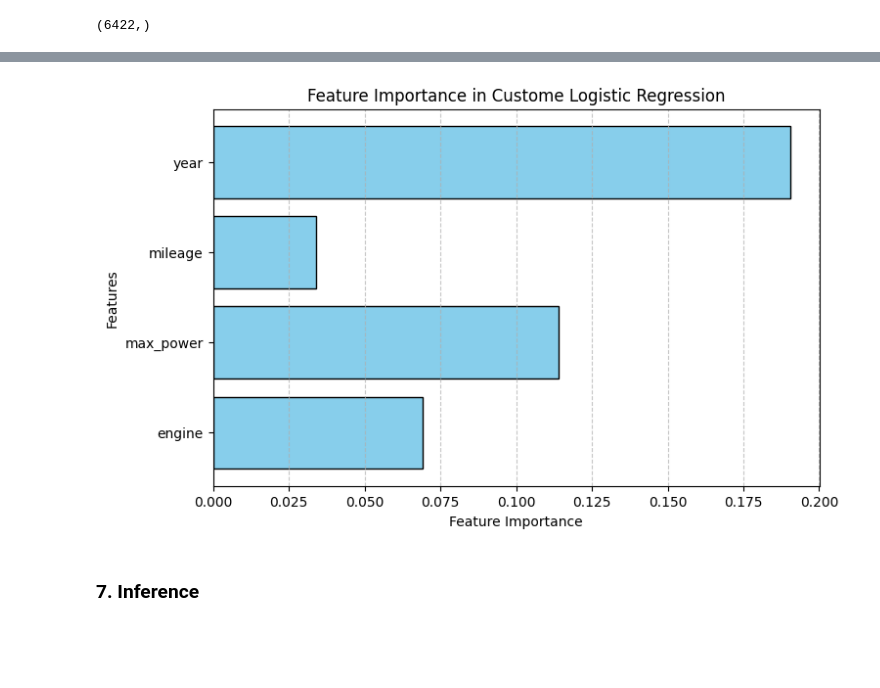
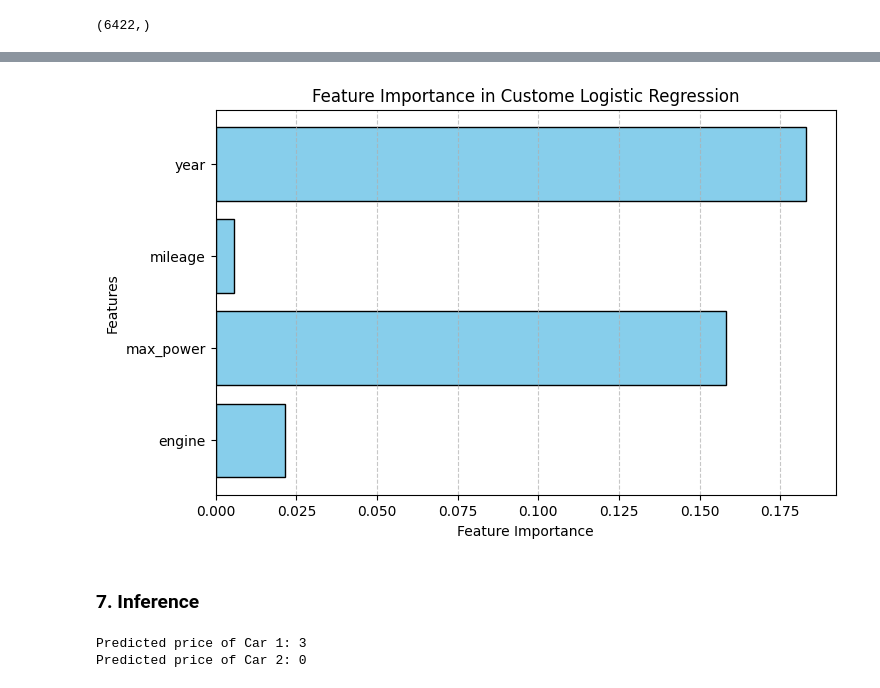
Before and after one commit to Shreeyukta/a3-car-price-prediction, a Jupyter notebook: code/carprice.ipynb, the cells around one changed output, grey strips where cells are left out. Drawn from its saved outputs; the diff is of its cells as text; code cells hidden in the pictures; blank space fills up the shorter version.

```diff
--- a/code/carprice.ipynb
+++ b/code/carprice.ipynb
@@ -566,8 +566,8 @@ os.environ["MLFLOW_TRACKING_PASSWORD"] = "password"
 # # In the dockerized way, the user who runs this code will be `root`.
 # # The MLflow will also log the run user_id as `root`.
 # # To change that, we need to set this environ["LOGNAME"] to your name.
-os.environ["LOGNAME"] = "st125168"
+os.environ["LOGNAME"] = "st125168-a3"
 # mlflow.create_experiment(name="car-price-125168")  #create if you haven't create
-mlflow.set_experiment(experiment_name="st125168-a3")
+mlflow.set_experiment(experiment_name="st125168--a3")
 # %% [output]
 2.20.1
@@ -888,9 +881,7 @@ weighted avg       0.53      0.51      0.41      1606
 from itertools import product
 from mlflow.models import infer_signature
 
-
-# Define search space
-methods = ["sto"]
+methods = ["batch", "minibatch", "sto"]
 alphas = [0.01, 0.001, 0.0001]
 lambdas = [0.0, 0.001, 0.01, 0.1, 1.0]
 penalties = ["ridge", "none"]
@@ -920,19 +911,15 @@ for method, alpha, l, p in product(methods, alphas, lambdas, penalties):
             acc = model.accuracy_score(y_test, y_pred)
             macro_f1 = model.macro_f1_score(y_test, y_pred)
 
-            # Log parameters and metrics
             mlflow.log_params({"method": method, "alpha": alpha, "lambda": l})
             mlflow.log_metrics({"accuracy": acc, "macro_f1": macro_f1})
 
-            # Save weights and log them
             joblib.dump(model, "model.pkl")
             mlflow.log_artifact("model.pkl")
 
-            # Infer and log signature
             signature = infer_signature(X_train, model.predict(X_train))
             mlflow.sklearn.log_model(model, "model", signature=signature)
 
-            # Track best model
             if acc > best_accuracy:
                 best_accuracy = acc
                 best_model = model
@@ -945,11 +932,11 @@ if best_mlrun_id:
     model_name = "st125168-a3-model"
 
     model_v = mlflow.register_model(uri, model_name)
-    print(f"\n✅ Registered Model: {model_name} (Version: {model_v.version})")
+    print(f"\nRegistered Model: {model_name} (Version: {model_v.version})")
 
     ml_client = MlflowClient()
     latest_v = ml_client.get_latest_versions(model_name, stages=["None"])[0].version
 
     ml_client.transition_model_version_stage(name=model_name, version=latest_v, stage="Staging")
-    print(f"🚀 Model {latest_v} is now in Staging.")
+    print(f"Model {latest_v} is now in Staging.")
 # %% [output]
@@ -978,15 +965,5 @@ Created version '4' of model 'st125098-a3-model'.
 # %%
-# Use the model type stored in best_config["model"]
-ModelClass = str_to_class(best_config["model"])
-
-_grid_model = ModelClass(
-    reg=None,
-    method=best_config["method"],
-    alpha=best_config["alpha"],
-    k=Y_train_encoded.shape[1],
-    n=X_train.shape[1],
-    l=best_config["lambda"]
-)
-
-_grid_model.fit(X_train, Y_train_encoded)
+# Verified the best model from MLFlow
+best_model = LogisticRegression(method="sto", alpha=0.001, penalty="none", l=0.001, k= Y_train_encoded.shape[1],n= X_train.shape[1] )
+best_model.fit(X_train, Y_train_encoded)
 # %% [output]
@@ -994,7 +981,7 @@ TypeError: LogisticRegression.__init__() got multiple values for argument 'metho
 # %%
-_grid_model.plot_feature_importance()
+best_model.plot_feature_importance()
 # %% [output]
-[figure, old version]
+[figure, new version]
 # %% [markdown]
 ### 7. Inference
 # %%
@@ -1008,0 +999,14 @@ with open("../app/model/a3_car_price.pkl", "rb") as f:
+# %%
+scalermodel = joblib.load("../app/model/scaler.dump")
+
+fit_car1 = scalermodel.transform(car1)
+fit_car2 = scalermodel.transform(car2)
+
+carprice1 = loaded_model.predict(fit_car1)
+carprice2 = loaded_model.predict(fit_car2)
+
+print("Predicted price of Car 1:", carprice1[0])
+print("Predicted price of Car 2:", carprice2[0])
+# %% [output]
+Predicted price of Car 1: 3
+Predicted price of Car 2: 0
```
Also changed, not shown: parts of 8 cells of this notebook, 4 other files.
